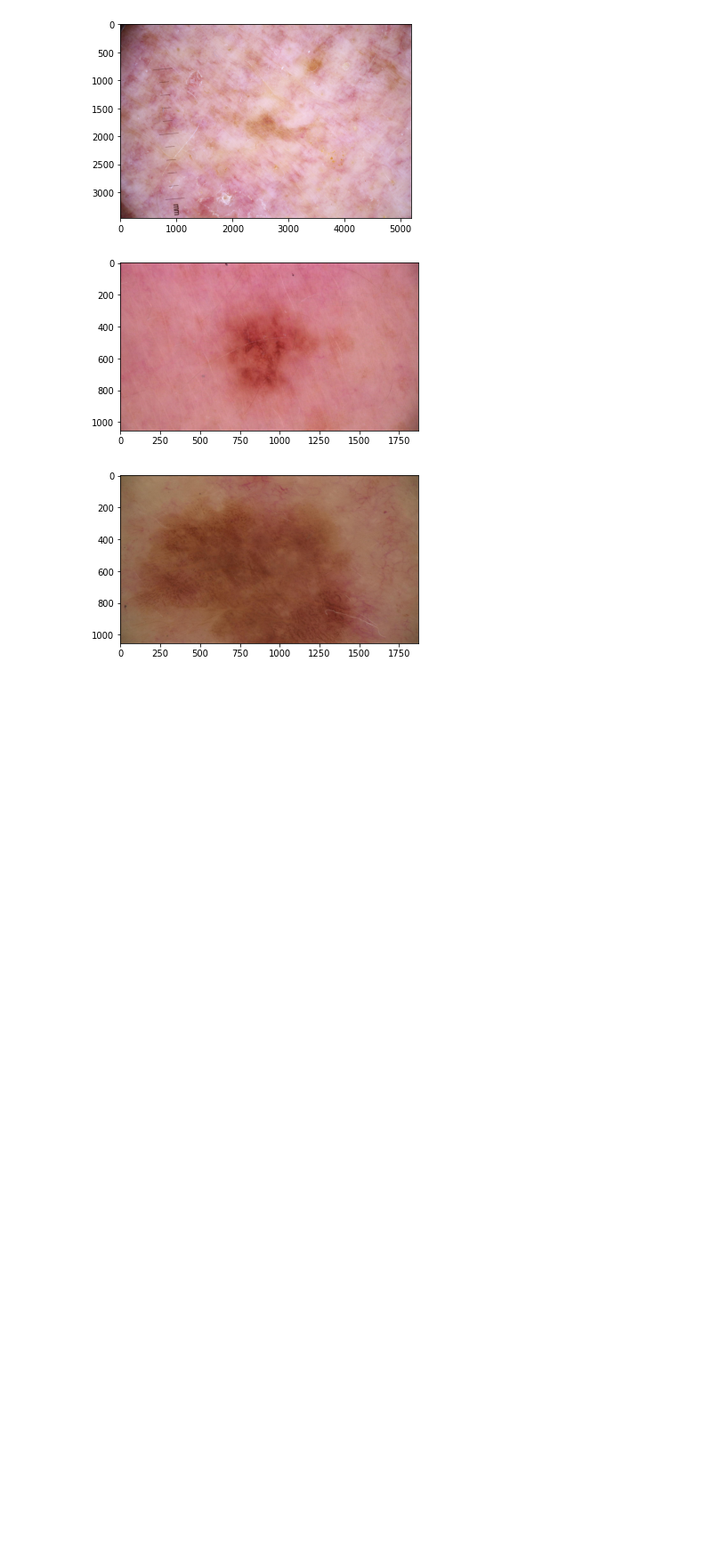
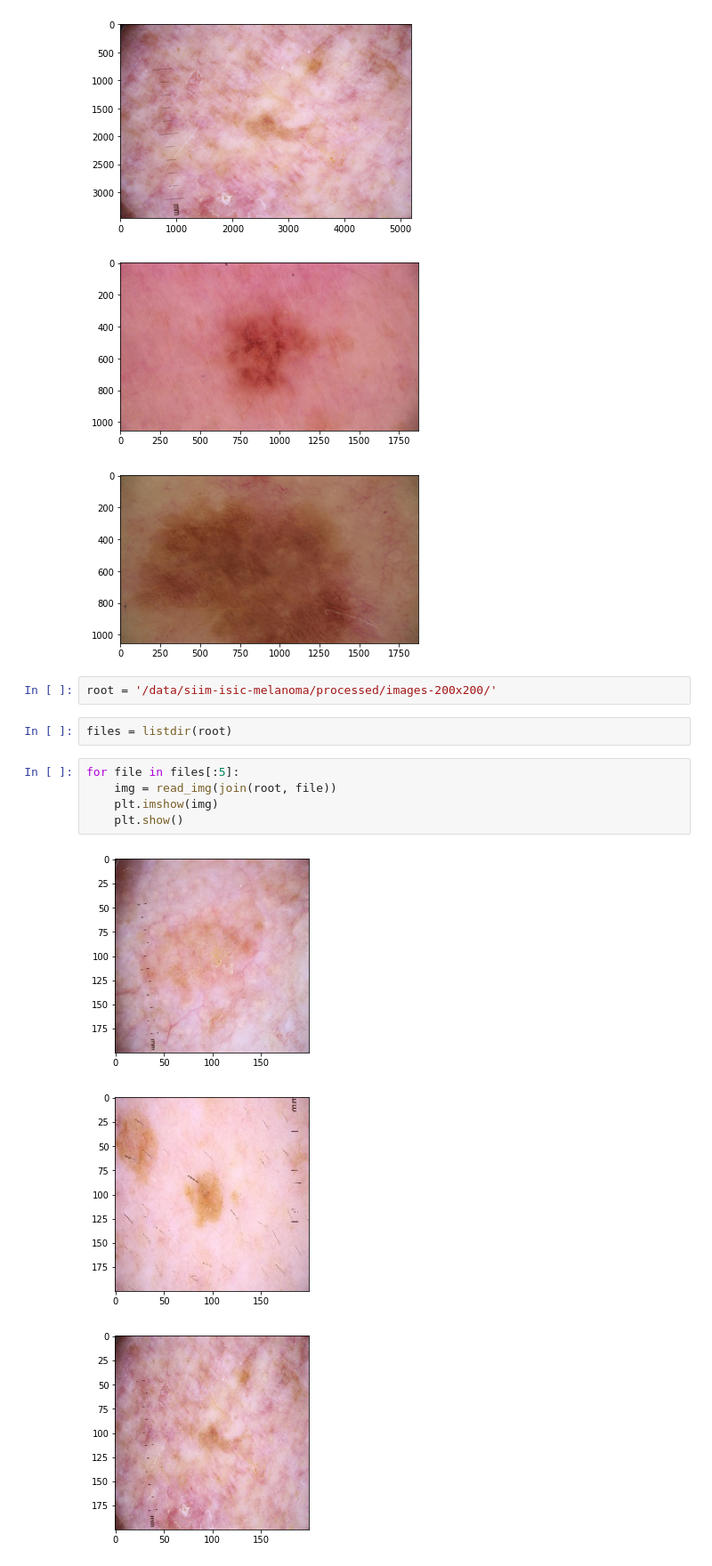
Before and after one commit to core-ml/coreml, a Jupyter notebook: competitions/2020/melanoma-classification/analysis/look-at-images.ipynb, the cells around one changed output. Shown at 89% size. Drawn from its saved outputs; the diff is of its cells as text; blank space fills up the shorter version.

```diff
--- a/competitions/2020/melanoma-classification/analysis/look-at-images.ipynb
+++ b/competitions/2020/melanoma-classification/analysis/look-at-images.ipynb
@@ -18,3 +18,16 @@ for file in files[:5]:
 [figure]
 [figure]
 [figure]
+# %%
+root = '/data/siim-isic-melanoma/processed/images-200x200/'
+# %%
+files = listdir(root)
+# %%
+for file in files[:5]:
+    img = read_img(join(root, file))
+    plt.imshow(img)
+    plt.show()
+# %% [output]
+[figure, added]
+[figure, added]
+[figure, added]
```
Also changed, not shown: parts of 1 cell of this notebook, 5 other files.
